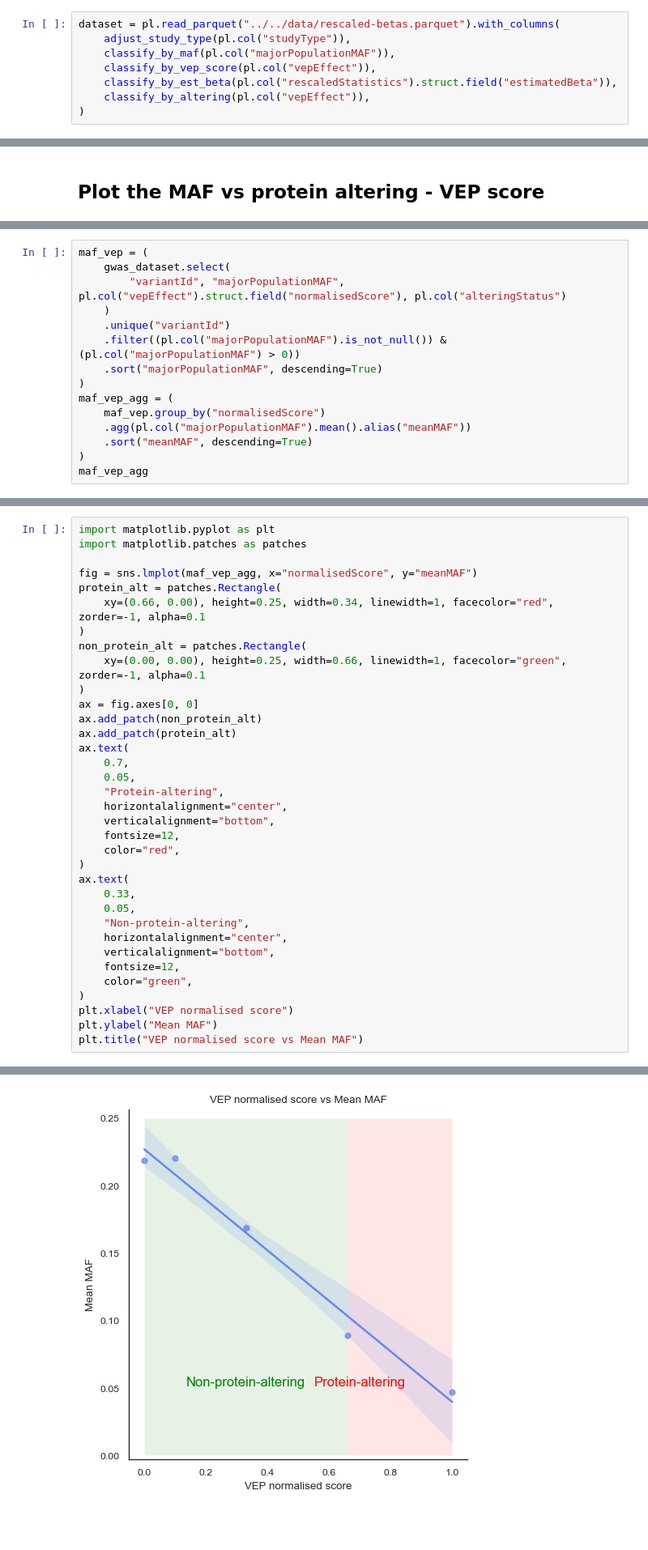
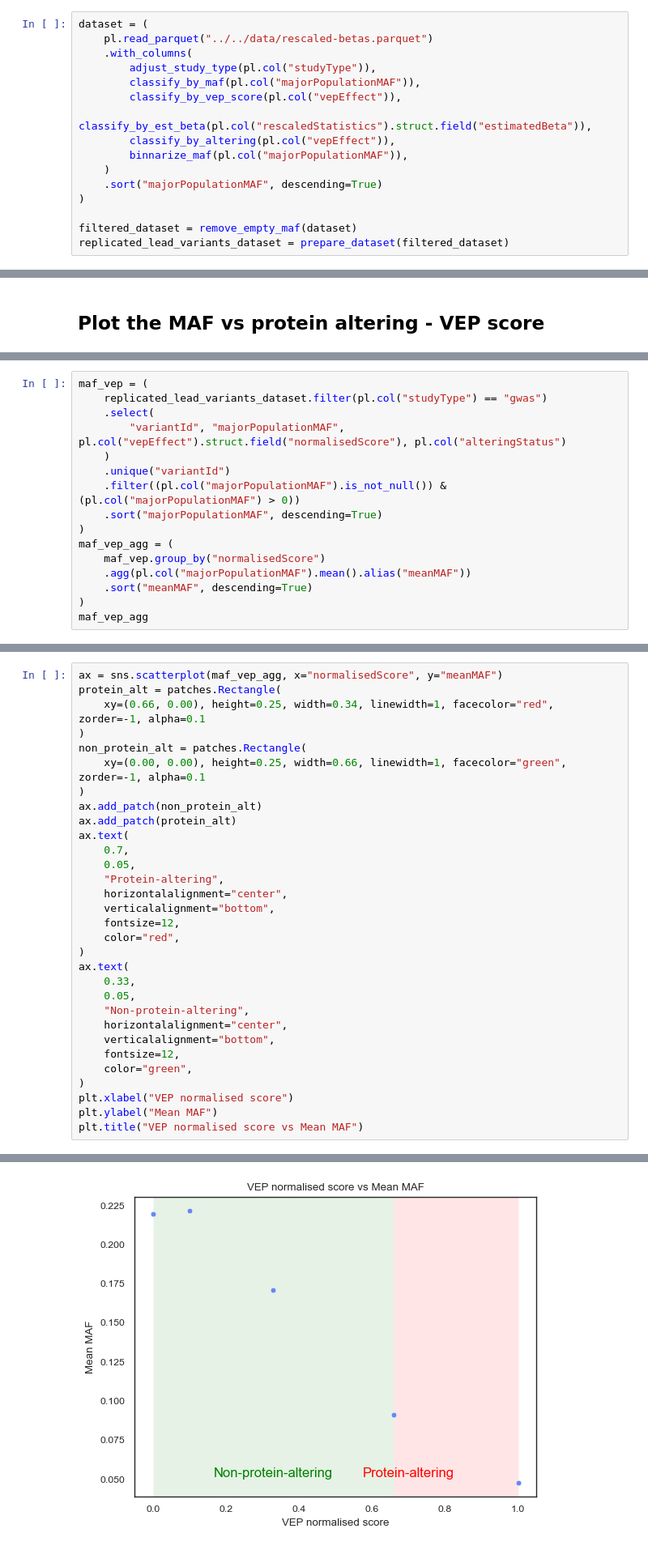
Before and after one commit to opentargets/Gentropy-manuscript, a Jupyter notebook: chapters/in_silico_effect_prediction/16_maf_lead_variant.ipynb, the cells around one changed output, grey strips where cells are left out. Shown at 81% size. Drawn from its saved outputs; the diff is of its cells as text; blank space fills up the shorter version.

```diff
--- a/chapters/in_silico_effect_prediction/16_maf_lead_variant.ipynb
+++ b/chapters/in_silico_effect_prediction/16_maf_lead_variant.ipynb
@@ -167,10 +223,18 @@ class StudyType:
 # %% [markdown]
 ## Data
 # %%
-dataset = pl.read_parquet("../../data/rescaled-betas.parquet").with_columns(
-    adjust_study_type(pl.col("studyType")),
-    classify_by_maf(pl.col("majorPopulationMAF")),
-    classify_by_vep_score(pl.col("vepEffect")),
-    classify_by_est_beta(pl.col("rescaledStatistics").struct.field("estimatedBeta")),
-    classify_by_altering(pl.col("vepEffect")),
+dataset = (
+    pl.read_parquet("../../data/rescaled-betas.parquet")
+    .with_columns(
+        adjust_study_type(pl.col("studyType")),
+        classify_by_maf(pl.col("majorPopulationMAF")),
+        classify_by_vep_score(pl.col("vepEffect")),
+        classify_by_est_beta(pl.col("rescaledStatistics").struct.field("estimatedBeta")),
+        classify_by_altering(pl.col("vepEffect")),
+        binnarize_maf(pl.col("majorPopulationMAF")),
+    )
+    .sort("majorPopulationMAF", descending=True)
 )
+
+filtered_dataset = remove_empty_maf(dataset)
+replicated_lead_variants_dataset = prepare_dataset(filtered_dataset)
@@ -224,6 +252,7 @@ shape: (2, 2)
 # %%
 maf_vep = (
-    gwas_dataset.select(
+    replicated_lead_variants_dataset.filter(pl.col("studyType") == "gwas")
+    .select(
         "variantId", "majorPopulationMAF", pl.col("vepEffect").struct.field("normalisedScore"), pl.col("alteringStatus")
     )
     .unique("variantId")
@@ -248,39 +277,35 @@ shape: (5, 2)
 # %%
-import matplotlib.pyplot as plt
-import matplotlib.patches as patches
-
-fig = sns.lmplot(maf_vep_agg, x="normalisedScore", y="meanMAF")
+ax = sns.scatterplot(maf_vep_agg, x="normalisedScore", y="meanMAF")
 protein_alt = patches.Rectangle(
     xy=(0.66, 0.00), height=0.25, width=0.34, linewidth=1, facecolor="red", zorder=-1, alpha=0.1
 )
 non_protein_alt = patches.Rectangle(
     xy=(0.00, 0.00), height=0.25, width=0.66, linewidth=1, facecolor="green", zorder=-1, alpha=0.1
 )
-ax = fig.axes[0, 0]
 ax.add_patch(non_protein_alt)
 ax.add_patch(protein_alt)
 ax.text(
     0.7,
     0.05,
     "Protein-altering",
     horizontalalignment="center",
     verticalalignment="bottom",
     fontsize=12,
     color="red",
 )
 ax.text(
     0.33,
     0.05,
     "Non-protein-altering",
     horizontalalignment="center",
     verticalalignment="bottom",
     fontsize=12,
     color="green",
 )
 plt.xlabel("VEP normalised score")
 plt.ylabel("Mean MAF")
 plt.title("VEP normalised score vs Mean MAF")
 # %% [output]
 Text(0.5, 1.0, 'VEP normalised score vs Mean MAF')
-[figure, old version]
+[figure, new version]
 # %%
```
Also changed, not shown: parts of 13 cells of this notebook, 12 other files.
